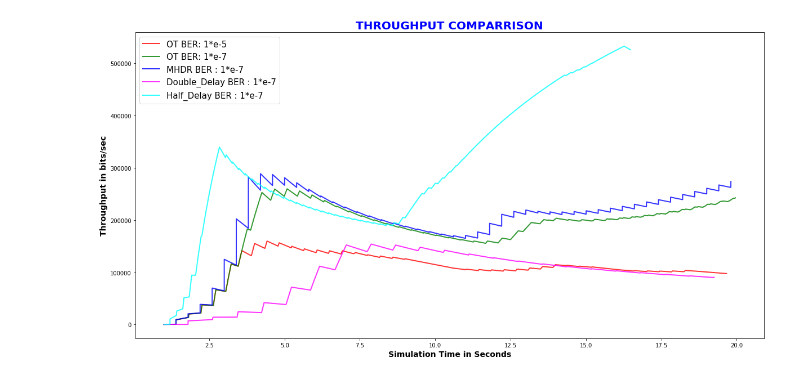
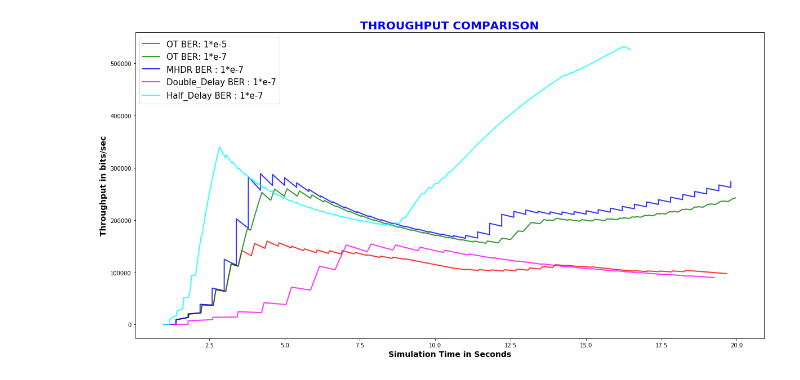
Before and after one commit to royruiz-dev/DataAutomation_SimComNets, a Jupyter notebook: SiMCN-Ex04/Sim_ComNets Exercise4_Comparison_Plot.ipynb, the cells around one changed output. Saved outputs shown, nothing was run; the diff lists cells and outputs as text; code cells hidden in the pictures.

```diff
--- a/SiMCN-Ex04/Sim_ComNets Exercise4_Comparison_Plot.ipynb
+++ b/SiMCN-Ex04/Sim_ComNets Exercise4_Comparison_Plot.ipynb
@@ -6,39 +6,39 @@ from matplotlib import style
 
 
 col = ['Sim_T', 'Data']
-data = pd.read_csv('10ToMinus5BER.csv', delimiter = ',', skiprows = [0], names = col)
-data1 = pd.read_csv('10ToMinus7BER.csv', delimiter = ',', skiprows = [0], names = col)
-data2 = pd.read_csv('10ToMinus7_MHDR.csv', delimiter = ',', skiprows = [0], names = col)
-data3 = pd.read_csv('10ToMinus7_DD.csv', delimiter = ',', skiprows = [0], names = col)
-data4 = pd.read_csv('10ToMinus7_HD.csv', delimiter = ',', skiprows = [0], names = col)
+data = pd.read_csv('csv_files/10ToMinus5BER.csv', delimiter = ',', skiprows = [0], names = col)
+data1 = pd.read_csv('csv_files/10ToMinus7BER.csv', delimiter = ',', skiprows = [0], names = col)
+data2 = pd.read_csv('csv_files/10ToMinus7_MHDR.csv', delimiter = ',', skiprows = [0], names = col)
+data3 = pd.read_csv('csv_files/10ToMinus7_DD.csv', delimiter = ',', skiprows = [0], names = col)
+data4 = pd.read_csv('csv_files/10ToMinus7_HD.csv', delimiter = ',', skiprows = [0], names = col)
 
 X1 = data['Sim_T']
 Y1 = data['Data']
 
 X2 = data1['Sim_T']
 Y2 = data1['Data']
 
 X3 = data2['Sim_T']
 Y3 = data2['Data']
 
 X4 = data3['Sim_T']
 Y4 = data3['Data']
 
 X5 = data4['Sim_T']
 Y5 = data4['Data']
 
 plt.figure(figsize=(20,10))
 plt.plot(X1,Y1,'r-', lw = 2, alpha = 0.8, color = "red");
 plt.plot(X2,Y2,'r-', lw = 2, alpha = 0.8, color = "green");
 plt.plot(X3,Y3,'r-', lw = 2, alpha = 0.8, color = "blue");
 plt.plot(X4,Y4,'r-', lw = 2, alpha = 0.8, color = "magenta");
 plt.plot(X5,Y5,'r-', lw = 2, alpha = 0.8, color = "cyan");
 
 plt.legend( ('OT BER: 1*e-5', 'OT BER: 1*e-7', 'MHDR BER : 1*e-7','Double_Delay BER : 1*e-7',
              'Half_Delay BER : 1*e-7' ), loc = 'upper left', prop={'size': 15})
 plt.xlabel("Simulation Time in Seconds", fontsize = 14, fontweight='bold')
 plt.ylabel("Throughput in bits/sec", fontsize = 14, fontweight='bold')
-plt.title("THROUGHPUT COMPARRISON", color = "blue", fontsize = 20, fontweight='bold')
+plt.title("THROUGHPUT COMPARISON", color = "blue", fontsize = 20, fontweight='bold')
 plt.show()
 # %% [output]
-[figure, old version]
+[figure, new version]
```
Also changed, not shown: 1 other file.
